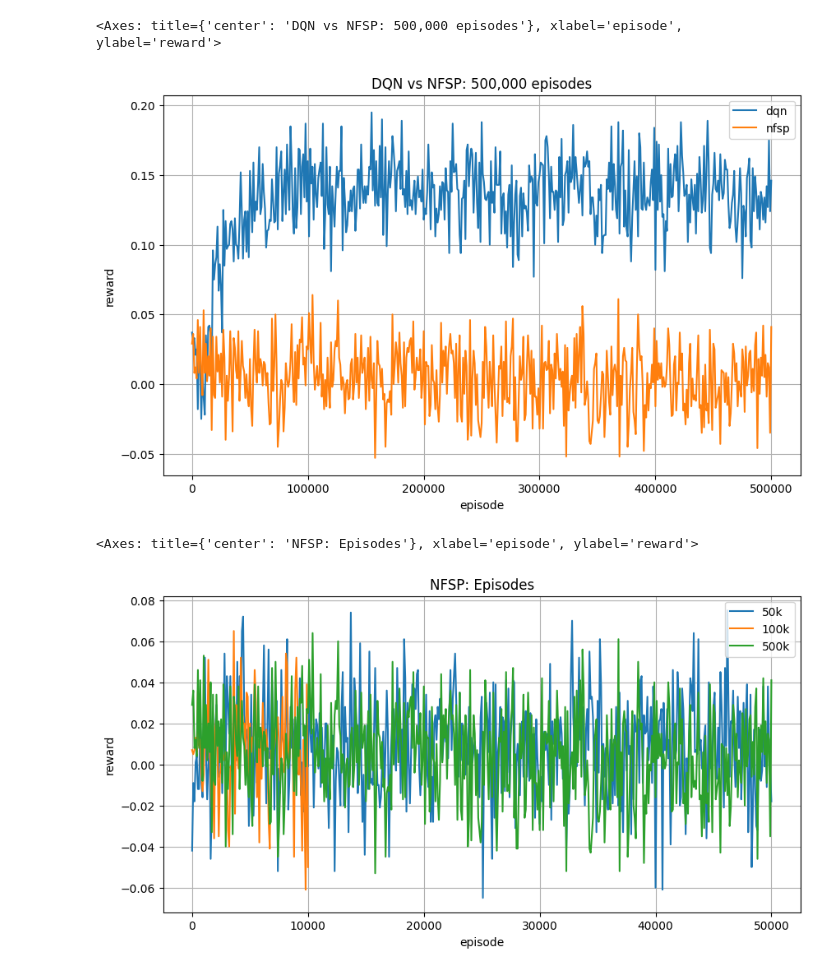
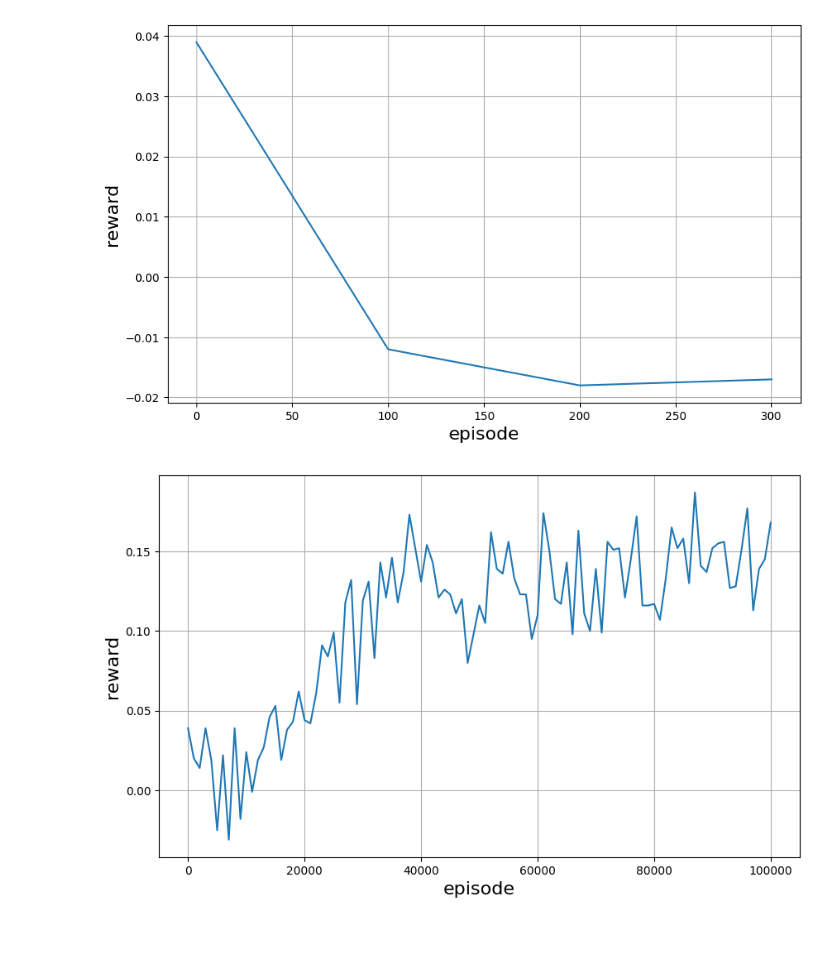
Before and after one commit to Nilsjeo123/RL-in-UNO, a Jupyter notebook: graphs.ipynb, the cells around one changed output. Cells and saved outputs as stored; diff of their text form; code cells hidden in the pictures; blank space fills up the shorter version.

Commit message:
new graphs for all except dqn-50k
dqn-50k needs complete data before being run again

```diff
--- a/graphs.ipynb
+++ b/graphs.ipynb
@@ -33,29 +34,0 @@ plot = df_combined.plot(x='episode', xlabel='episode', ylabel="reward", kind='li
-# %%
-df_dqn = makeDF("dqn", 500)
-df_nfsp = makeDF("nfsp", 500)
-
-extracted_col = df_nfsp["nfsp"]
-df_combined = pd.concat([df_dqn, extracted_col], axis=1)
-
-plot = df_combined.plot(x='episode', xlabel='episode', ylabel="reward", kind='line', title='DQN vs NFSP: 500,000 episodes', grid=True, legend=True, figsize=(10, 6))
-
-# plot.get_figure().savefig("reward_per_episode.pdf", format="pdf")
-plot
-# %% [output]
-<Axes: title={'center': 'DQN vs NFSP: 500,000 episodes'}, xlabel='episode', ylabel='reward'>
-[figure, removed]
-# %%
-
-df_nfsp_50 = makeDF("nfsp", 50, "50k")
-df_nfsp_100 = makeDF("nfsp", 100)
-df_nfsp_500 = makeDF("nfsp", 500)
-
-extracted_cols = [df_nfsp_100["nfsp"].rename("100k"), df_nfsp_500["nfsp"].rename("500k")]
-df_combined = pd.concat([df_nfsp_50, extracted_cols[0],extracted_cols[1]], axis=1)
-
-plot = df_combined.plot(x='episode', xlabel='episode', ylabel="reward", kind='line', title='NFSP: Episodes', grid=True, legend=True, figsize=(10, 5))
-
-plot
-# %% [output]
-<Axes: title={'center': 'NFSP: Episodes'}, xlabel='episode', ylabel='reward'>
-[figure, removed]
@@ -61,0 +46,24 @@ plot
+# %%
+def plotIndividual(alg, num):
+    df = makeResultDF(alg, num)
+    plot = df.plot(x='episode', kind='line', grid=True, legend=False, figsize=(10, 6))
+    plot.set_xlabel('episode', fontsize=16)
+    plot.set_ylabel('reward', fontsize=16)
+
+    file_name = f"training_{alg}_{num}k"
+    return [plot, file_name]
+# %%
+plots = [
+	plotIndividual("dqn", 50), # TODO: create again with correct data
+	plotIndividual("dqn", 100),
+	plotIndividual("dqn", 500),
+	plotIndividual("nfsp", 50),
+	plotIndividual("nfsp", 100),
+	plotIndividual("nfsp", 500)
+]
+
+for plot, file_name in plots:
+	plot.get_figure().savefig(f"results/{file_name}.pdf")
+# %% [output]
+[figure, added]
+[figure, added]
```
Also changed, not shown: parts of 7 cells of this notebook, 7 other files.
